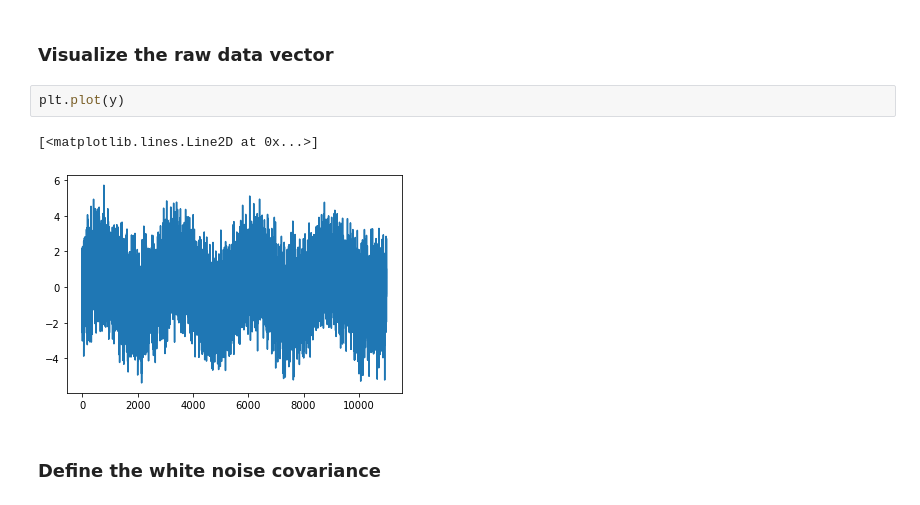
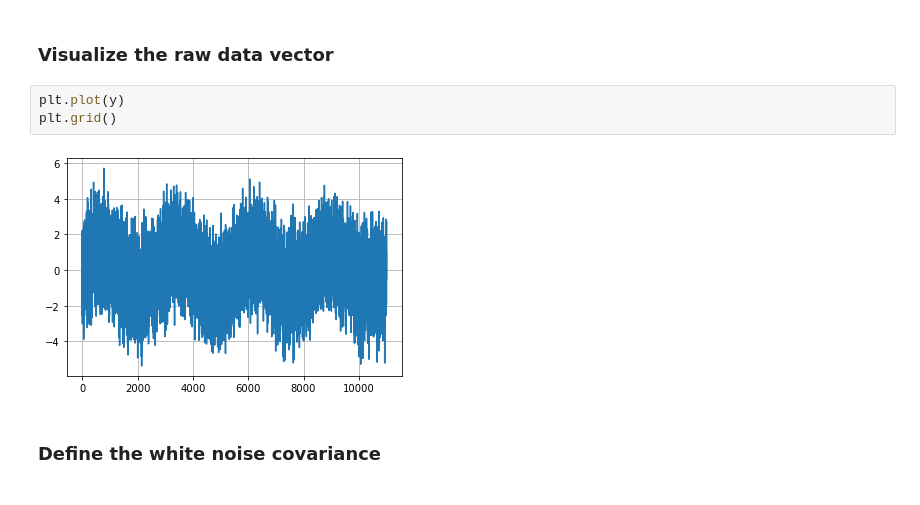
Before and after one commit to catyz/destripe, a Jupyter notebook: destripe_test.ipynb, the cells around one changed output. Saved outputs shown, nothing was run; the diff lists cells and outputs as text.

```diff
--- a/destripe_test.ipynb
+++ b/destripe_test.ipynb
@@ -44,9 +44,9 @@ y = P@m + n_corr + n
 ### Visualize the raw data vector
 # %%
 plt.plot(y)
+plt.grid()
 # %% [output]
-[<matplotlib.lines.Line2D at 0x...>]
-[figure, old version]
+[figure, new version]
 # %% [markdown]
 ### Define the white noise covariance
 # %%
```
Also changed, not shown: parts of 1 cell of this notebook.
